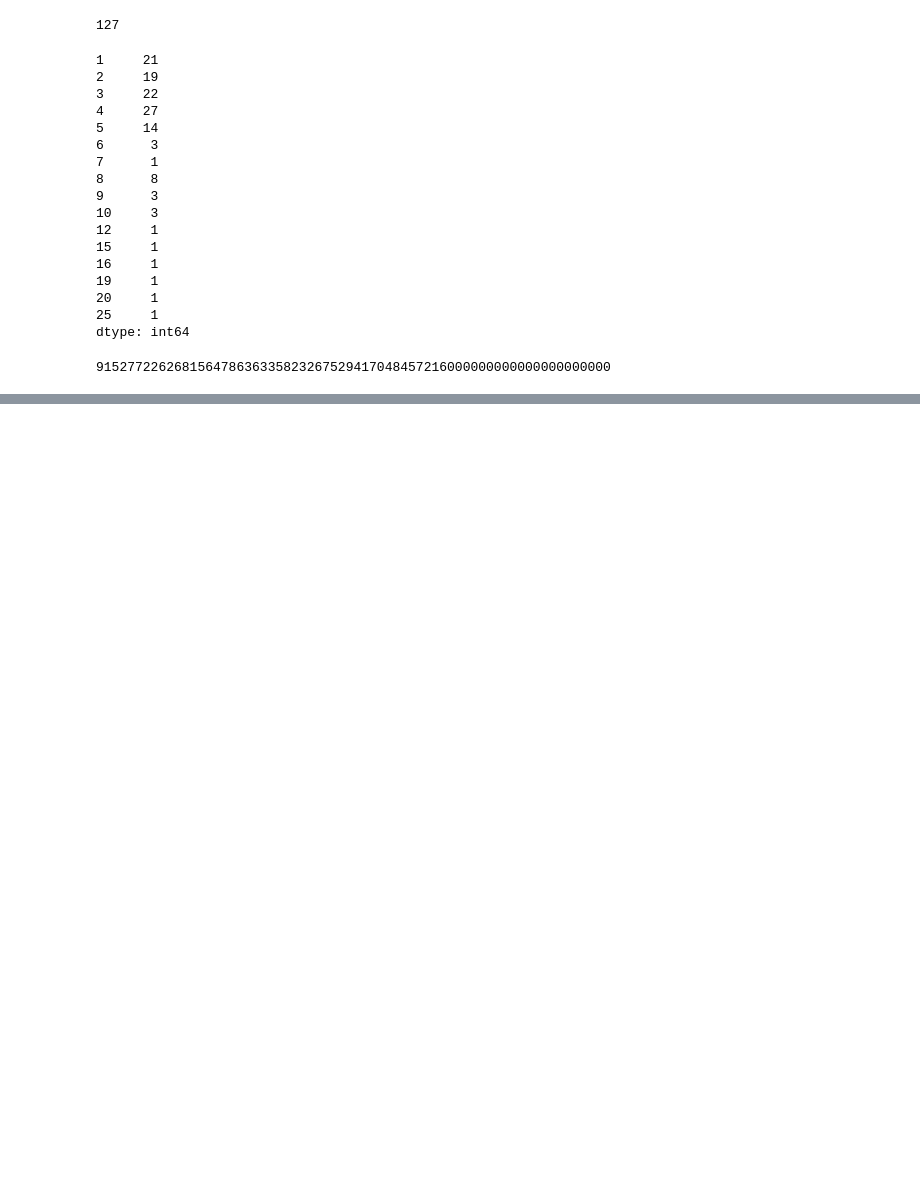
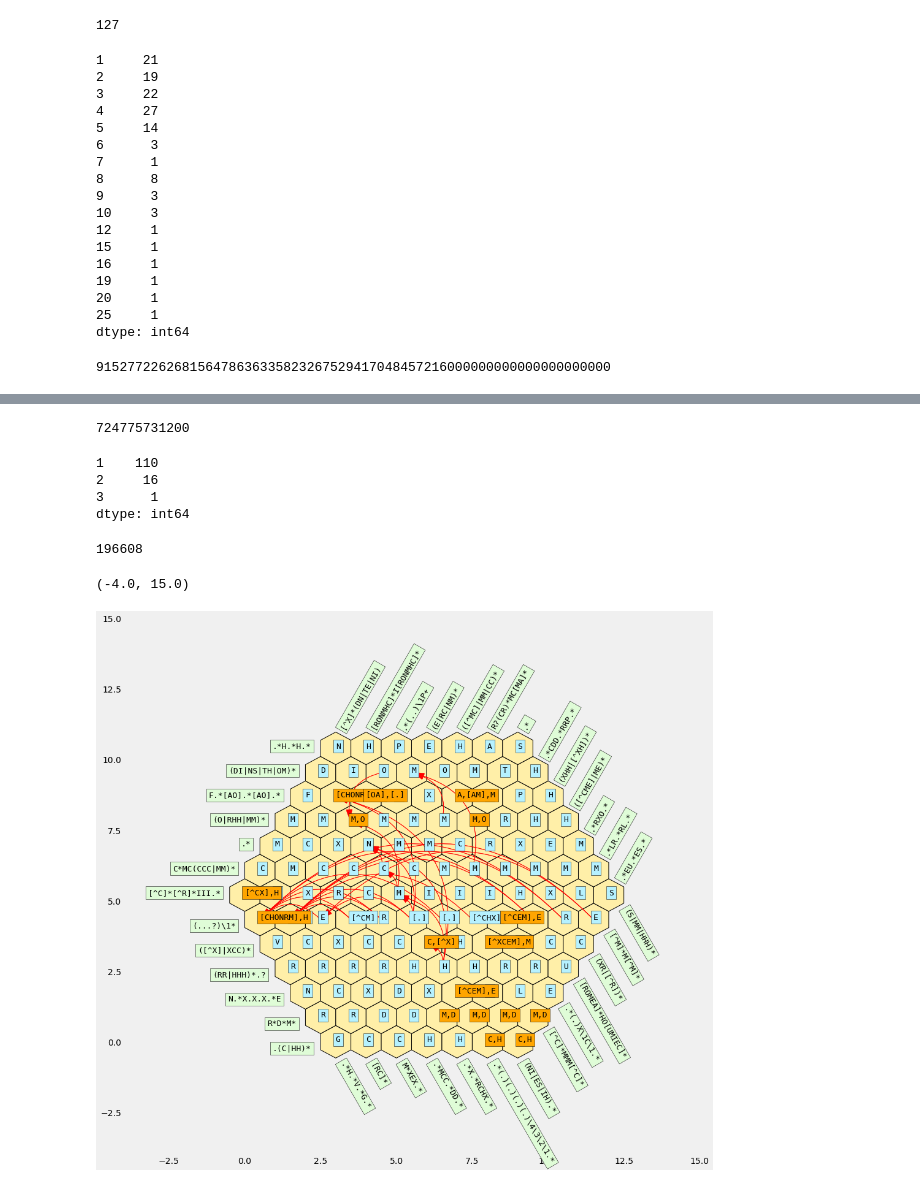
Before and after one commit to matthagy/regex_crossword, a Jupyter notebook: xplr1.ipynb, the cells around one changed output, grey strips where cells are left out. Drawn from its saved outputs; the diff is of its cells as text; code cells hidden in the pictures; blank space fills up the shorter version.

```diff
--- a/xplr1.ipynb
+++ b/xplr1.ipynb
@@ -40,3 +46,5 @@ len(s.cells)
 # %% [output]
 127
+# %%
+filter_solution = original_solution.filter_cells_using_other_unions()
 # %%
@@ -66,0 +96,2 @@ reduce(operator.mul, cell_constraints)
+# %%
+filter_solution2 = filter_solution.filter_cells_using_other_unions()
@@ -66,0 +112,5 @@ reduce(operator.mul, cell_constraints)
+# %%
+filter_solution_many = filter_solution2
+with tqdm(range(100)) as progress:
+    for _ in progress:
+        filter_solution_many = filter_solution_many.filter_cells_using_other_unions()
@@ -66,0 +130,39 @@ reduce(operator.mul, cell_constraints)
+# %%
+reduce(operator.mul, cell_constraints)
+# %% [output]
+724775731200
+# %%
+lit_constraints = pd.Series({ix: frozenset(con.lit_component for con,comb in c.constraint_dimensions)
+ for ix,c in filter_solution_many.cells.items()})
+# %%
+lit_constraints.map(len).value_counts()
+# %% [output]
+1    110
+2     16
+3      1
+dtype: int64
+# %%
+np.prod(lit_constraints.map(len))
+# %% [output]
+196608
+# %%
+def merge_constraints(ix):
+    lit_con, = lit_constraints[ix]
+    cds = filter_solution_many.cells[ix].constraint_dimensions
+    refs = frozenset(ref for con,comb in cds for ref in con.ref_component.indices)
+    return lit_con if not refs else solver.CompoundConstraint(lit_con, solver.RefConstraint(refs))
+
+drawer = solver.draw_puzzle(fig_size=15, solution=
+                   solver.Solution({ix:merge_constraints(ix)
+                                    for ix,ls in lit_constraints.items() if len(ls) == 1}))
+for ix, ls in lit_constraints.items():
+    if len(ls) == 1:
+        continue
+    x, y = drawer.position(*ix)
+    drawer.text(x, y, ','.join(l.label() for l in ls), background_color='orange')
+drawer.ax.grid(False)
+plt.xlim(-4, 15)
+plt.ylim(-4, 15)
+# %% [output]
+(-4.0, 15.0)
+[figure, added]
```
Also changed, not shown: parts of 63 cells of this notebook, 1 other file.
